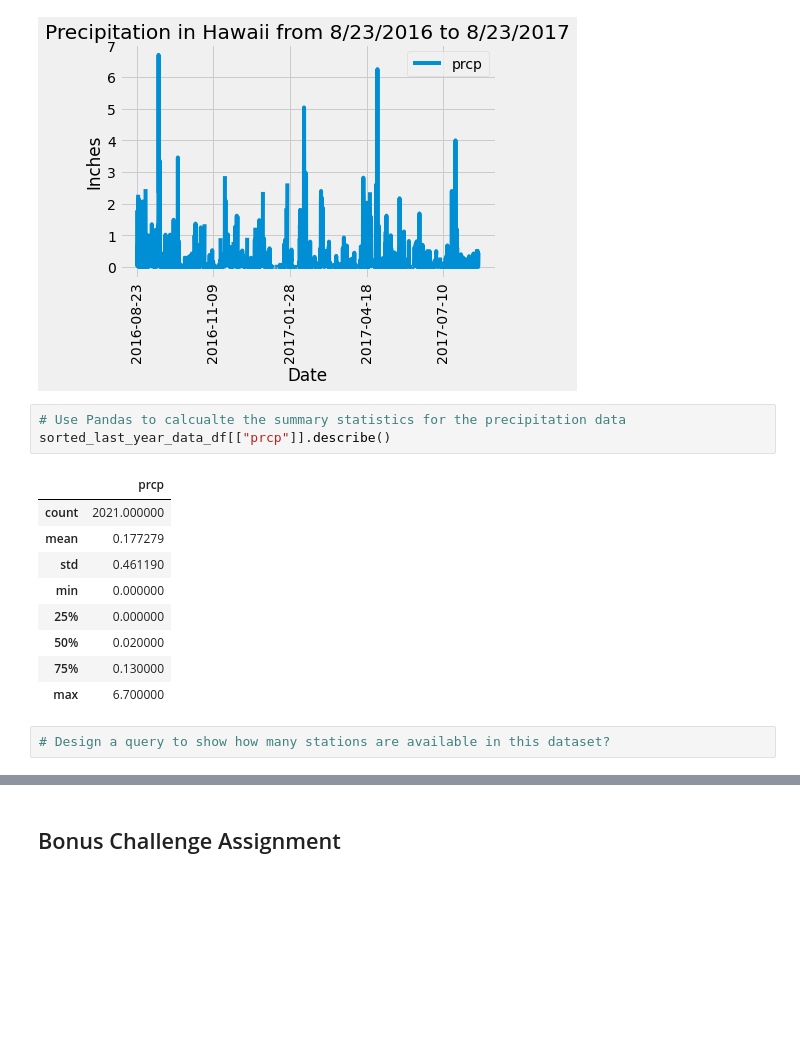
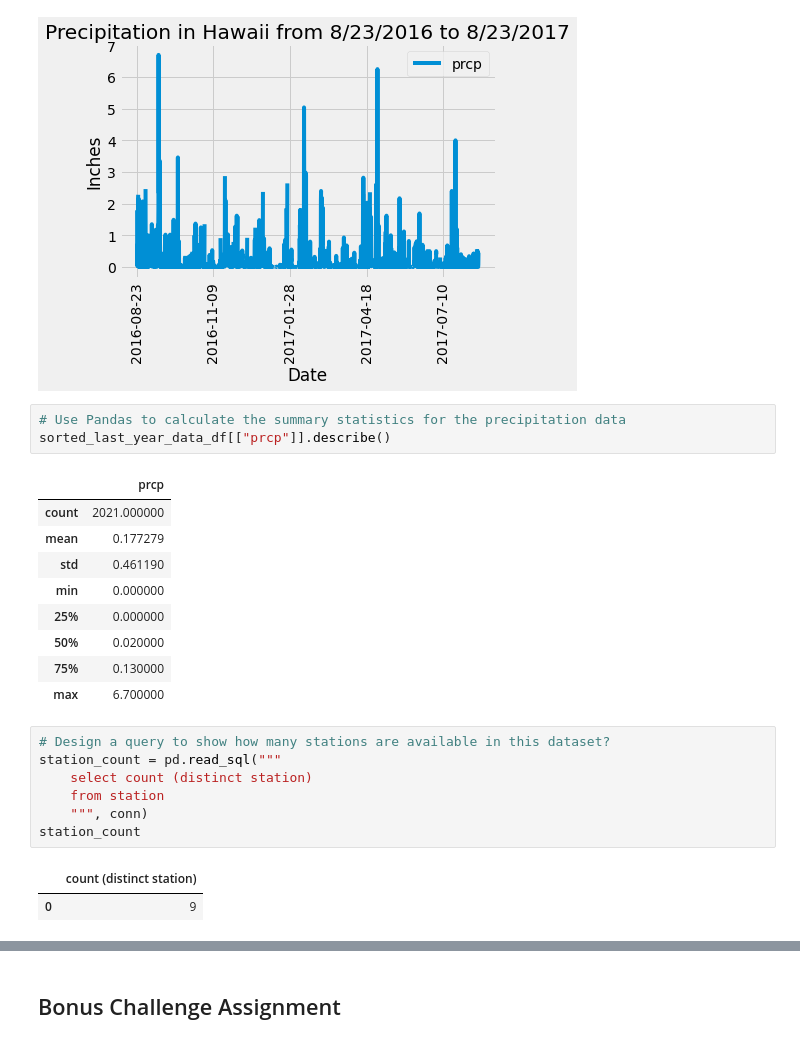
Before and after one commit to emilyfrels/sqlalchemy-challenge, a Jupyter notebook: climate_starter.ipynb, the cells around one changed output, grey strips where cells are left out. Saved outputs shown, nothing was run; the diff lists cells and outputs as text; blank space fills up the shorter version.

```diff
--- a/climate_starter.ipynb
+++ b/climate_starter.ipynb
@@ -161,7 +153,7 @@ plt.show()
 # %% [output]
 [figure]
 # %%
-# Use Pandas to calcualte the summary statistics for the precipitation data
+# Use Pandas to calculate the summary statistics for the precipitation data
 sorted_last_year_data_df[["prcp"]].describe()
 # %% [output]
 |  | prcp |
@@ -175,3 +167,11 @@ sorted_last_year_data_df[["prcp"]].describe()
 | max | 6.700000 |
 # %%
 # Design a query to show how many stations are available in this dataset?
+station_count = pd.read_sql("""
+    select count (distinct station)
+    from station
+    """, conn)
+station_count
+# %% [output]
+|  | count (distinct station) |
+| 0 | 9 |
```
Also changed, not shown: parts of 11 cells of this notebook.
